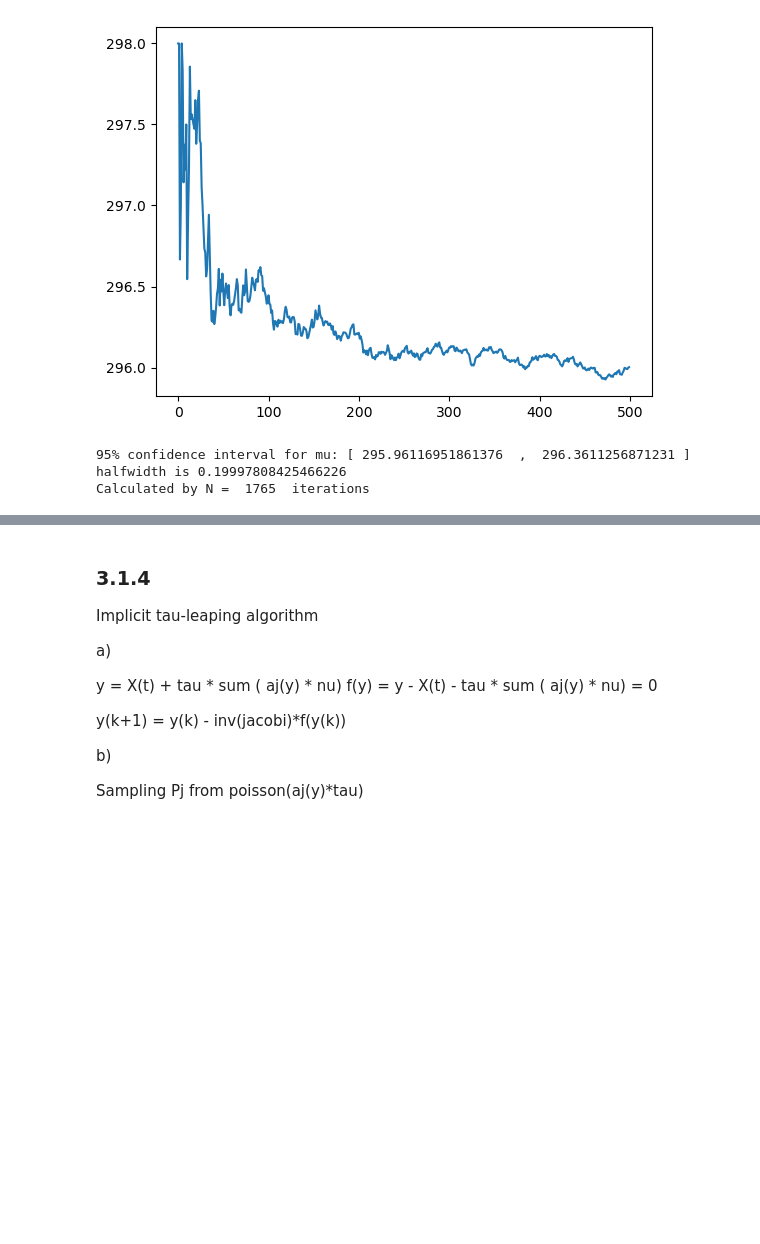
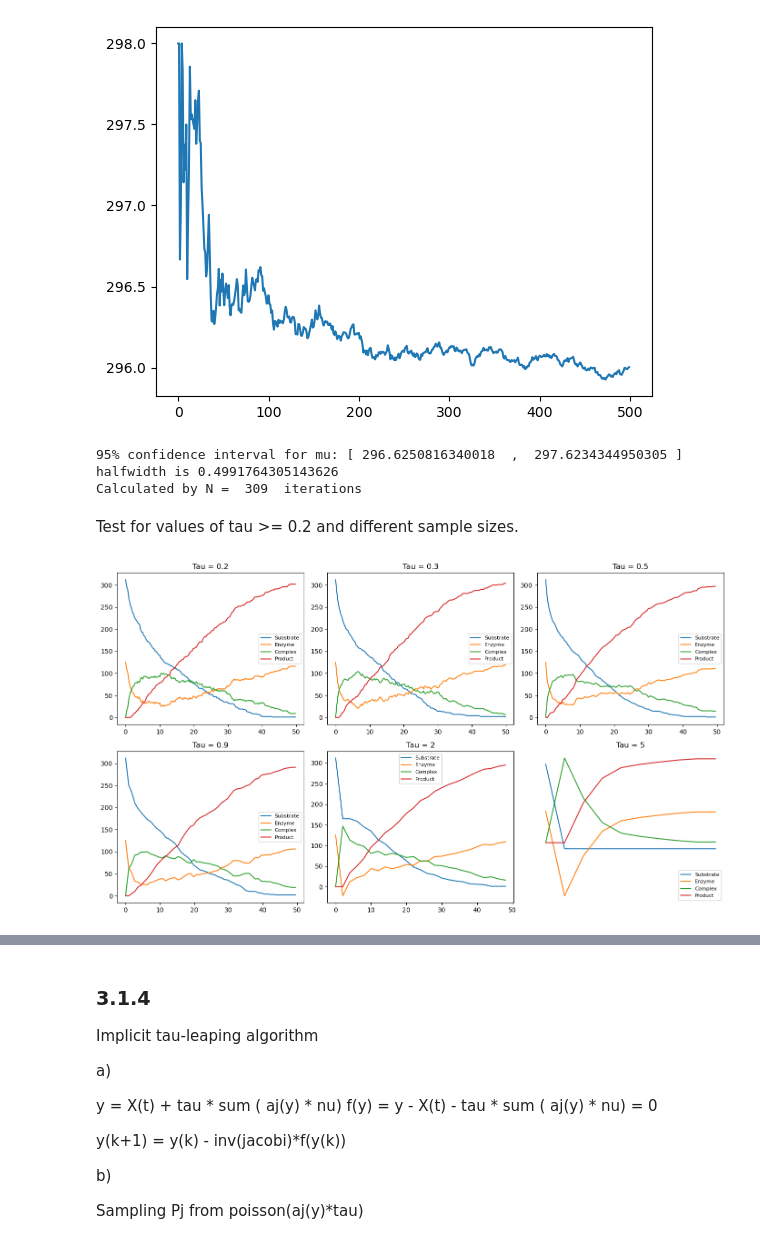
Before and after one commit to marieke-vaske/StochSimProjectSRN, a Jupyter notebook: Section 3.1.ipynb, the cells around one changed output, grey strips where cells are left out. Saved outputs shown, nothing was run; the diff lists cells and outputs as text; code cells hidden in the pictures; blank space fills up the shorter version.

Commit message:
Made implicit tau leaping faster, compared for various N and tau values and made a cleaned up document. Section 3.1 is done.

```diff
--- a/Section 3.1.ipynb
+++ b/Section 3.1.ipynb
@@ -65,7 +68,7 @@ X4 = np.zeros(Nb)
 muNs= [0]
 
 for i in range(Nb):
-    t, X = explicit_tau_leaping(c, X0, T, tau)
+    t, X = implicit_tau_leaping(c, X0, T, tau)
     X4[i] = X[-1,3]
     muNs.append((i/(i+1))*muNs[-1] + 1/(i+1) * X[-1,3])
 
@@ -84,7 +87,7 @@ for i in range(Nb):
 
 alpha = 0.05  # for 95% confidence
 cAlph = stats.norm.ppf(1 - alpha/2)
-tol = 0.2
+tol = 0.5
 
 muNb = 1/Nb * sum(X4)
 sigNb = np.sqrt(1/(Nb-1) * sum((X4 - muNb)**2))
@@ -104,6 +107,43 @@ print("95% confidence interval for mu: [", muN-(sigN * cAlph/np.sqrt(N)),' , ',m
 print(f'halfwidth is {sigN * cAlph/np.sqrt(N)}')
 print("Calculated by N = ", N, " iterations")
 # %% [output]
-95% confidence interval for mu: [ 295.96116951861376  ,  296.3611256871231 ]
-halfwidth is 0.19997808425466226
-Calculated by N =  1765  iterations
+95% confidence interval for mu: [ 296.6250816340018  ,  297.6234344950305 ]
+halfwidth is 0.4991764305143626
+Calculated by N =  309  iterations
+# %% [markdown]
+Test for values of tau >= 0.2 and different sample sizes.
+# %%
+tauTest = [0.2, 0.3, 0.5, 0.9, 2, 5]
+
+'''
+Parameters
+'''
+c = [0.0017, 1e-4, 0.1] # rate constants
+T = 50 # Total time
+X0 = [312, 125, 0, 0] # Initial # of each species
+
+
+# Create 2x3 grid (6 subplots, last one unused)
+fig, axes = plt.subplots(2, 3, figsize=(14, 8), sharex=False)
+axes = axes.flatten()
+
+for i, tau in enumerate(tauTest):
+    t, X = explicit_tau_leaping(c, X0, T, tau)
+    X = np.transpose(X)
+
+    ax = axes[i]
+    ax.plot(t, X[0], label="Substrate")
+    ax.plot(t, X[1], label="Enzyme")
+    ax.plot(t, X[2], label="Complex")
+    ax.plot(t, X[3], label="Product")
+
+    ax.set_title(f"Tau = {tau}")
+    ax.legend(fontsize=8)
+
+# Hide unused subplot
+axes[-1].axis("off")
+
+fig.tight_layout()
+plt.show()
+# %% [output]
+[figure, added]
```
Also changed, not shown: parts of 26 cells of this notebook, 1 other file.
